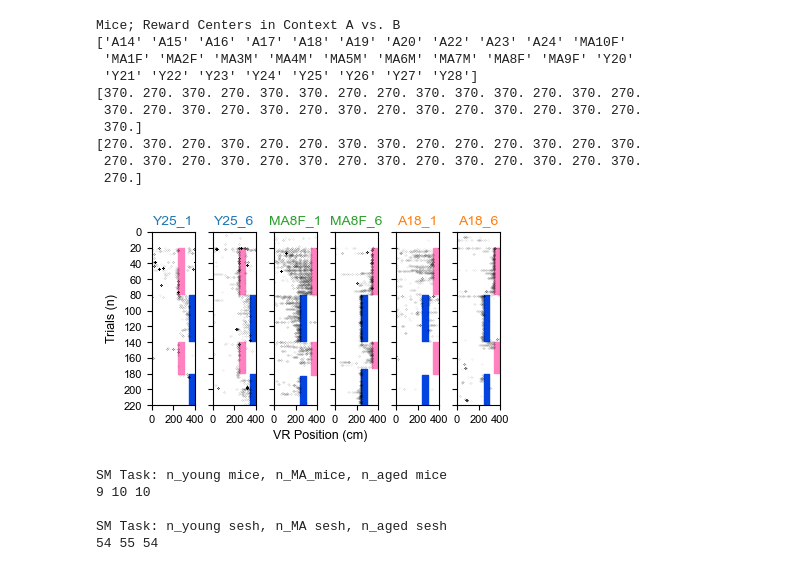
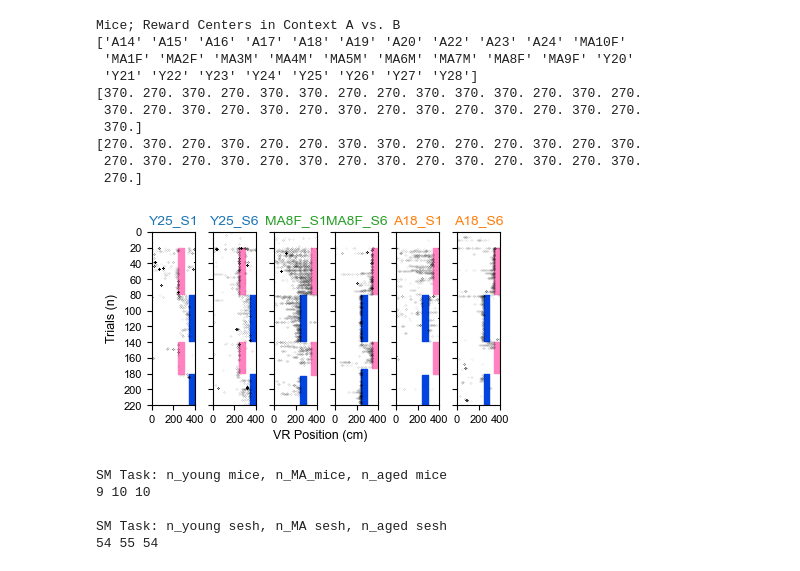
Before and after one commit to GiocomoLab/Herber2024, a Jupyter notebook: Figures 1 & S1.ipynb, the cells around one changed output. Saved outputs shown, nothing was run; the diff lists cells and outputs as text; code cells hidden in the pictures.

```diff
--- a/Figures 1 & S1.ipynb
+++ b/Figures 1 & S1.ipynb
@@ -417,41 +417,41 @@ for m, session in zip(mice, sessions):
         idx = idxs[count]
         ax = fig.add_subplot(nrow,ncol,idx)
         ax.plot(posx[nclick_ct], trial[nclick_ct], '.', fillstyle = 'full', markerfacecolor = 'k', markeredgecolor ='k', markersize=0.2, alpha = 0.4)
-        ax.set_title(str(m) + '_' + str(seshnum[count]), color = col, fontsize = 10)
+        ax.set_title(str(m) + '_S' + str(seshnum[count]), color = col, fontsize = 10)
         ax.set_xlim([0, 400])
         ax.set_ylim([np.min(trial),0])
         ax.set_yticks([-220,-200,-180,-160,-140,-120,-100,-80,-60,-40,-20,0])
         ax.set_xticks([0,200,400])
         ax.tick_params(labelsize = 8)
 
         if idx == 1:
             ax.set_ylabel('Trials (n)', fontsize = 9)
             ax.set_yticklabels([220,200,180,160,140,120,100,80,60,40,20,0])
         elif idx == 4:
 
             ax.set_yticklabels([])
         else:
             ax.set_yticklabels([])
 
         #context a & b reward zone, c and d ranges are sorted alternation phase trials
         ax.fill_betweenx([-1*tstarta,-1*tenda], [rstarta, rstarta], [renda, renda], color='xkcd:pink', alpha = 1)
         ax.fill_betweenx([-1*tstartb,-1*tendb], [rstartb, rstartb], [rendb, rendb], color='xkcd:blue', alpha = 1)
         ax.fill_betweenx([-1*tstartc,-1*tendc], [rstarta, rstarta], [renda, renda], color='xkcd:pink', alpha = 1)
         ax.fill_betweenx([-1*tstartd,-1*tendd], [rstartb, rstartb], [rendb, rendb], color='xkcd:blue', alpha = 1)
 
         #indicate skipped trial reward zones with a light grey dashed line if they exist
         for i in skippedtrials:
             ax.hlines(i, 0,400, color = 'lightgrey', linewidth = 0.5, linestyles = 'dashed')
 
         count += 1
 
 plt.subplots_adjust(hspace = 0.2, wspace = 0.4)
 fig.supxlabel('VR Position (cm)', fontsize = 9, y = -0.05)
 fig.savefig(save_folder + '1D.png', dpi = 400, bbox_inches='tight')
 fig.savefig(save_folder + '1D.svg', dpi = 400, bbox_inches='tight')
 plt.show()
 # %% [output]
-[figure, old version]
+[figure, new version]
 # %%
 '''Get Indices of Stored Session, Animal Data Mice by Age Group'''
 age_ind = []
```
Also changed, not shown: parts of 16 cells of this notebook, 3 other files.
